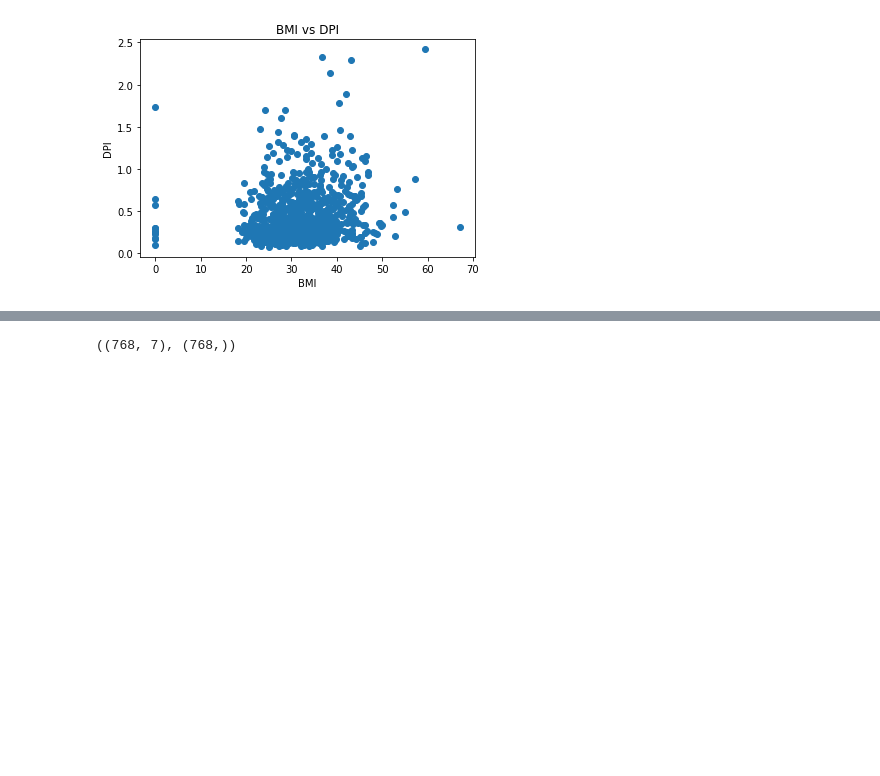
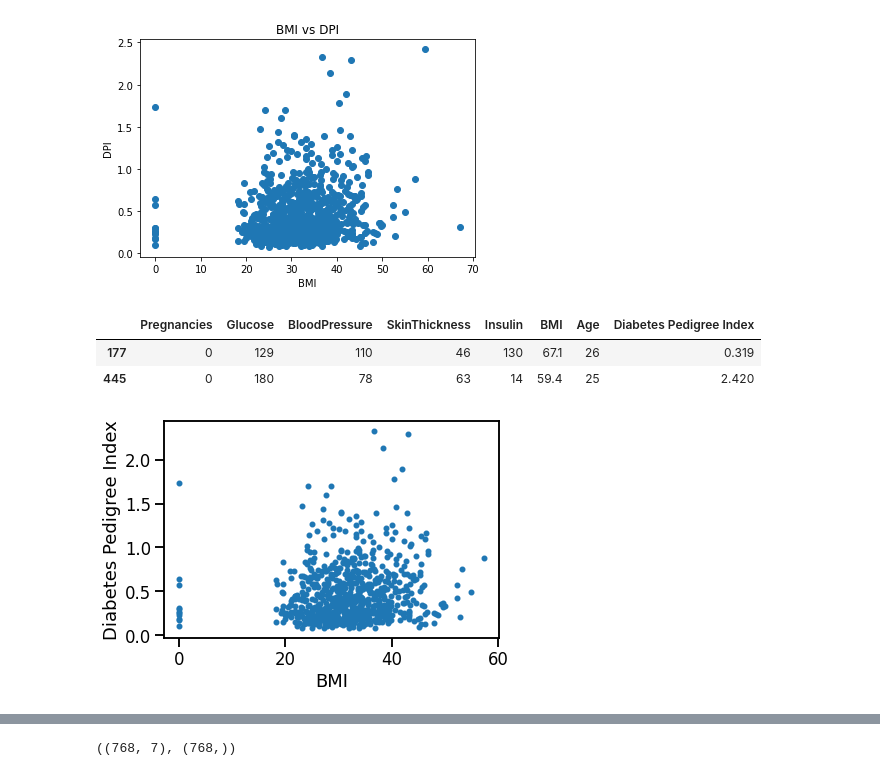
Before and after one commit to AnisH1427/Data-Analysis, a Jupyter notebook: Untitled.ipynb, the cells around one changed output, grey strips where cells are left out. Saved outputs shown, nothing was run; the diff lists cells and outputs as text; code cells hidden in the pictures; blank space fills up the shorter version.

Commit message:
visualizing independent variable

```diff
--- a/Untitled.ipynb
+++ b/Untitled.ipynb
@@ -146,3 +159,15 @@ ax.set(xlabel='BMI',
 ### END SOLUTION
 # %% [output]
 [figure]
+# %%
+df.sort_values(by = 'BMI', ascending = False)[:2]
+# %% [output]
+|  | Pregnancies | Glucose | BloodPressure | SkinThickness | Insulin | BMI | Age | Diabetes Pedigree Index |
+| 177 | 0 | 129 | 110 | 46 | 130 | 67.1 | 26 | 0.319 |
+| 445 | 0 | 180 | 78 | 63 | 14 | 59.4 | 25 | 2.420 |
+# %%
+outliers_dropped = df.drop(df.index[[177,445]])
+new_plot = outliers_dropped.plot.scatter(x='BMI',
+                                         y='Diabetes Pedigree Index')
+# %% [output]
+[figure, added]
```
Also changed, not shown: parts of 15 cells of this notebook.
